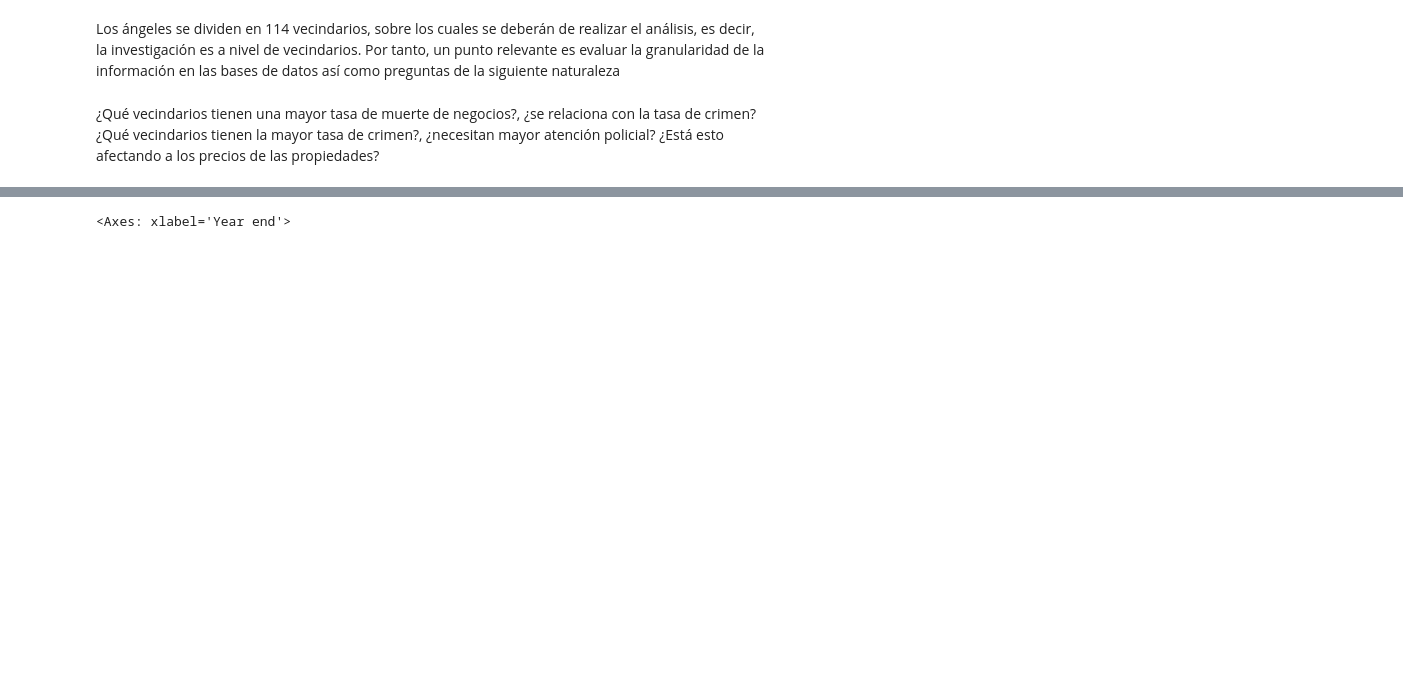
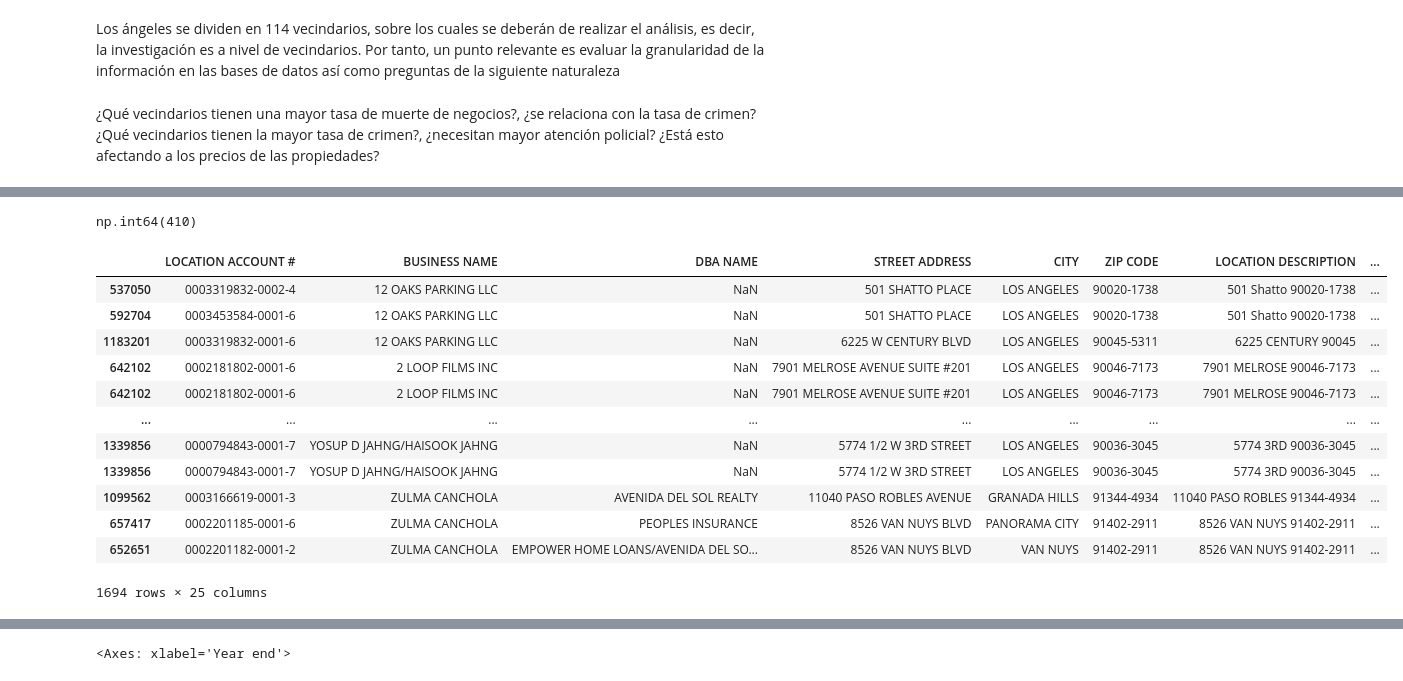
Before and after one commit to JavierFigueroa21/DataScience_KPI_Project, a Jupyter notebook: negocios_fase1.ipynb, the cells around one changed output, grey strips where cells are left out. Saved outputs shown, nothing was run; the diff lists cells and outputs as text; code cells hidden in the pictures; blank space fills up the shorter version.

```diff
--- a/negocios_fase1.ipynb
+++ b/negocios_fase1.ipynb
@@ -229,0 +191,12 @@ gdf_business["Month end"] = gdf_business["LOCATION END DATE"].dt.month
+# %%
+#Realizando la unión entre entre el GeoDataFrame de negocios y el GeoDataFrame de vecindarios
+#Esto tendrá como resultado un nuevo GeoDataFrame con las cordenadas puntuales de los negocios
+#Así como el nombre del vecindario al que pertenecen
+gdf_joined = gpd.sjoin(
+    gdf_business,
+    neighborhoods[['name', 'geometry']],
+    how='left',
+    predicate='intersects'
+)
+
+gdf_joined[['BUSINESS NAME', 'Latitude', 'Longitude', 'name']].head()
@@ -229,0 +210,12 @@ gdf_business["Month end"] = gdf_business["LOCATION END DATE"].dt.month
+# %%
+#Renonbrando las columna de name con neighborhood dado que esta tiene el nombre de los vecindarios
+gdf_joined.rename(columns={'name': 'neighborhoods'}, inplace=True)
+# %%
+#Transformando las columnas de fechas a el tipo de dato datetime
+gdf_joined["LOCATION START DATE"] = pd.to_datetime(gdf_joined["LOCATION START DATE"], format="%m/%d/%Y", errors='coerce')
+gdf_joined["LOCATION END DATE"] = pd.to_datetime(gdf_joined["LOCATION END DATE"], format="%m/%d/%Y", errors='coerce')
+# %%
+gdf_joined["Year star"] = gdf_joined["LOCATION START DATE"].dt.year
+gdf_joined["Year end"] = gdf_joined["LOCATION END DATE"].dt.year
+gdf_joined["Month star"] = gdf_joined["LOCATION START DATE"].dt.month
+gdf_joined["Month end"] = gdf_joined["LOCATION END DATE"].dt.month
@@ -229,0 +372,44 @@ gdf_business["Month end"] = gdf_business["LOCATION END DATE"].dt.month
+# %%
+gdf_joined.duplicated(
+    subset=[
+        'BUSINESS NAME',
+        'LOCATION START DATE',
+        'ZIP CODE',
+        'NAICS',
+        'LOCATION END DATE',
+        'LOCATION DESCRIPTION'
+        ]
+    ).sum()
+# %% [output]
+np.int64(410)
+# %%
+mask = gdf_joined.duplicated(
+    subset=[
+        'BUSINESS NAME',
+        'LOCATION START DATE',
+        'ZIP CODE',
+        'NAICS',
+        'LOCATION END DATE',
+        'LOCATION DESCRIPTION'
+        ]
+    )
+
+result = gdf_joined.loc[mask, 'BUSINESS NAME']
+
+mask = gdf_joined['BUSINESS NAME'].isin(result)
+
+gdf_joined.loc[mask, :].sort_values(by=['BUSINESS NAME'])
+# %% [output]
+|  | LOCATION ACCOUNT # | BUSINESS NAME | DBA NAME | STREET ADDRESS | CITY | ZIP CODE | LOCATION DESCRIPTION | ... |
+| 537050 | 0003319832-0002-4 | 12 OAKS PARKING LLC | NaN | 501 SHATTO PLACE | LOS ANGELES | 90020-1738 | 501 Shatto 90020-1738 | ... |
+| 592704 | 0003453584-0001-6 | 12 OAKS PARKING LLC | NaN | 501 SHATTO PLACE | LOS ANGELES | 90020-1738 | 501 Shatto 90020-1738 | ... |
+| 1183201 | 0003319832-0001-6 | 12 OAKS PARKING LLC | NaN | 6225 W CENTURY BLVD | LOS ANGELES | 90045-5311 | 6225 CENTURY 90045 | ... |
+| 642102 | 0002181802-0001-6 | 2 LOOP FILMS INC | NaN | 7901 MELROSE AVENUE SUITE #201 | LOS ANGELES | 90046-7173 | 7901 MELROSE 90046-7173 | ... |
+| 642102 | 0002181802-0001-6 | 2 LOOP FILMS INC | NaN | 7901 MELROSE AVENUE SUITE #201 | LOS ANGELES | 90046-7173 | 7901 MELROSE 90046-7173 | ... |
+| ... | ... | ... | ... | ... | ... | ... | ... | ... |
+| 1339856 | 0000794843-0001-7 | YOSUP D JAHNG/HAISOOK JAHNG | NaN | 5774 1/2 W 3RD STREET | LOS ANGELES | 90036-3045 | 5774 3RD 90036-3045 | ... |
+| 1339856 | 0000794843-0001-7 | YOSUP D JAHNG/HAISOOK JAHNG | NaN | 5774 1/2 W 3RD STREET | LOS ANGELES | 90036-3045 | 5774 3RD 90036-3045 | ... |
+| 1099562 | 0003166619-0001-3 | ZULMA CANCHOLA | AVENIDA DEL SOL REALTY | 11040 PASO ROBLES AVENUE | GRANADA HILLS | 91344-4934 | 11040 PASO ROBLES 91344-4934 | ... |
+| 657417 | 0002201185-0001-6 | ZULMA CANCHOLA | PEOPLES INSURANCE | 8526 VAN NUYS BLVD | PANORAMA CITY | 91402-2911 | 8526 VAN NUYS 91402-2911 | ... |
+| 652651 | 0002201182-0001-2 | ZULMA CANCHOLA | EMPOWER HOME LOANS/AVENIDA DEL SO... | 8526 VAN NUYS BLVD | VAN NUYS | 91402-2911 | 8526 VAN NUYS 91402-2911 | ... |
+1694 rows × 25 columns
```
Also changed, not shown: parts of 99 cells of this notebook.
